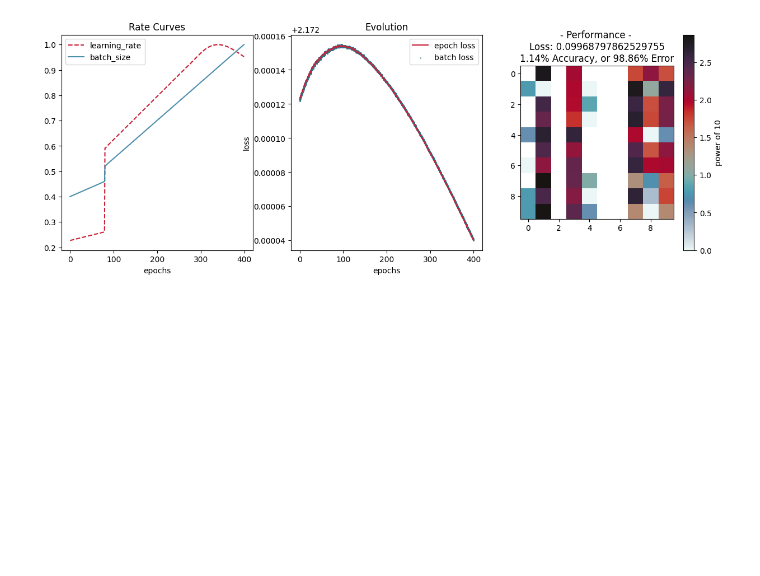
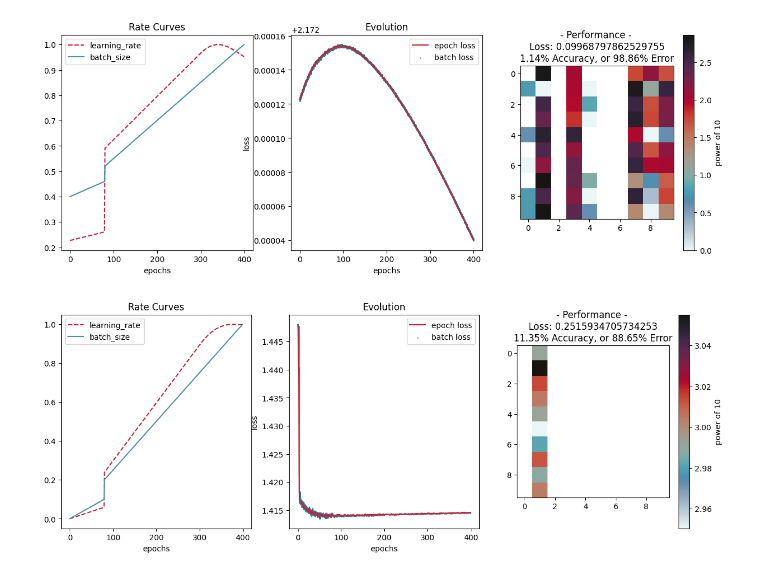
Before and after one commit to akhilsadam/pho-ices-ml, a Jupyter notebook: FFA.ipynb, the cells around one changed output. Saved outputs shown, nothing was run; the diff lists cells and outputs as text; code cells hidden in the pictures; blank space fills up the shorter version.

```diff
--- a/FFA.ipynb
+++ b/FFA.ipynb
@@ -55,7 +55,7 @@ class DNN(torch.nn.Module):
 #5-layer 784-300-300-300-300-300
 
 class FFA(torch.nn.Module):
-    def __init__(self, device, sizes=None, threshold=0.5):
+    def __init__(self, device, sizes=None, threshold=0.5, bias=False):
         if sizes is None:
             sizes = [800,10]
         super().__init__()
@@ -73,7 +73,7 @@ class FFA(torch.nn.Module):
 
         self.pre = lambda x : self.norm(x.reshape((x.shape[0], np.prod(x.shape[1:]))).to(torch.float32))
         self.sizes = [self.s,*sizes]
-        self.layers = torch.nn.ModuleList([FFALayer(self.sizes[i], self.sizes[i+1], bias=False, act=self.activation, threshold=threshold, device = self.device) for i in range(len(self.sizes)-1)])
+        self.layers = torch.nn.ModuleList([FFALayer(self.sizes[i], self.sizes[i+1], bias=bias, act=self.activation, threshold=threshold, device = self.device) for i in range(len(self.sizes)-1)])
 
 
 
@@ -125,7 +125,7 @@ class FFA(torch.nn.Module):
                 h = layer(h)
                 goodness += [h.pow(2).mean(1)]
             goodness_per_label += [sum(goodness).unsqueeze(1)]
-        goodness_per_label = torch.cat(goodness_per_label[1:], 1)
+        goodness_per_label = torch.cat(goodness_per_label, 1)
         return goodness_per_label
 
 
@@ -296,6 +301,16 @@ report = D.train(net,train_X, train_y,start_batch_size=400)
 ecran(net, test_X, test_y, torch.nn.MSELoss(), report)
 # %% [output]
 [figure]
+# %%
+# D.max_batch_size=1600
+D.optimizer = lambda x : optim.ASGD(x, lr=0.01)
+D.max_batch_size=60000
+net = FFA(device, bias=True) # expect 1.6% error rate
+net.to(device)
+report = D.train(net,train_X, train_y)
+ecran(net, test_X, test_y, torch.nn.MSELoss(), report)
+# %% [output]
+[figure, added]
 # %%
 mask = (torch.rand((28,28)) > 0.5).to(device)
 # plt.imshow(train_X[0].detach().cpu().numpy())
```
Also changed, not shown: parts of 1 cell of this notebook.
